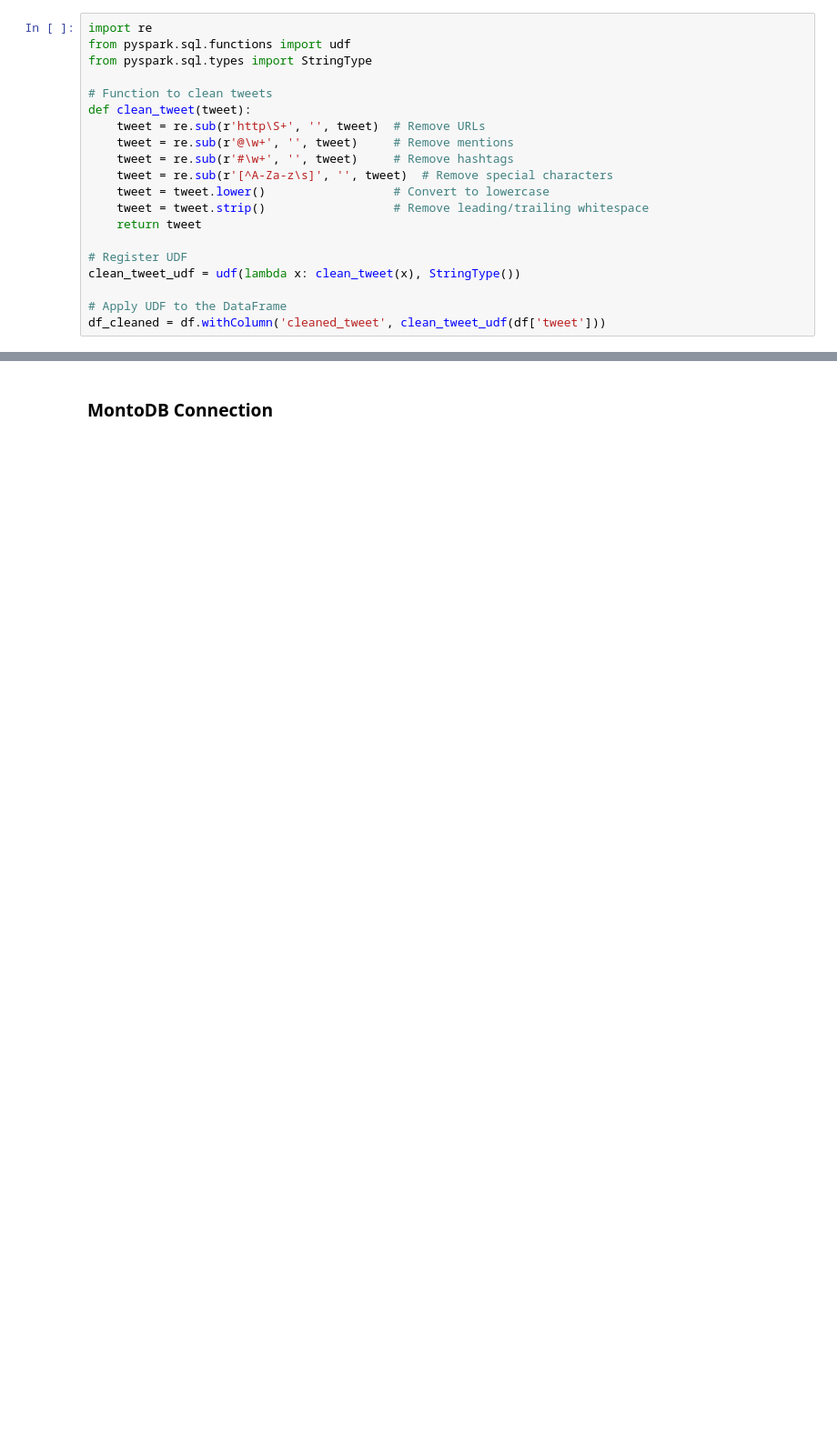
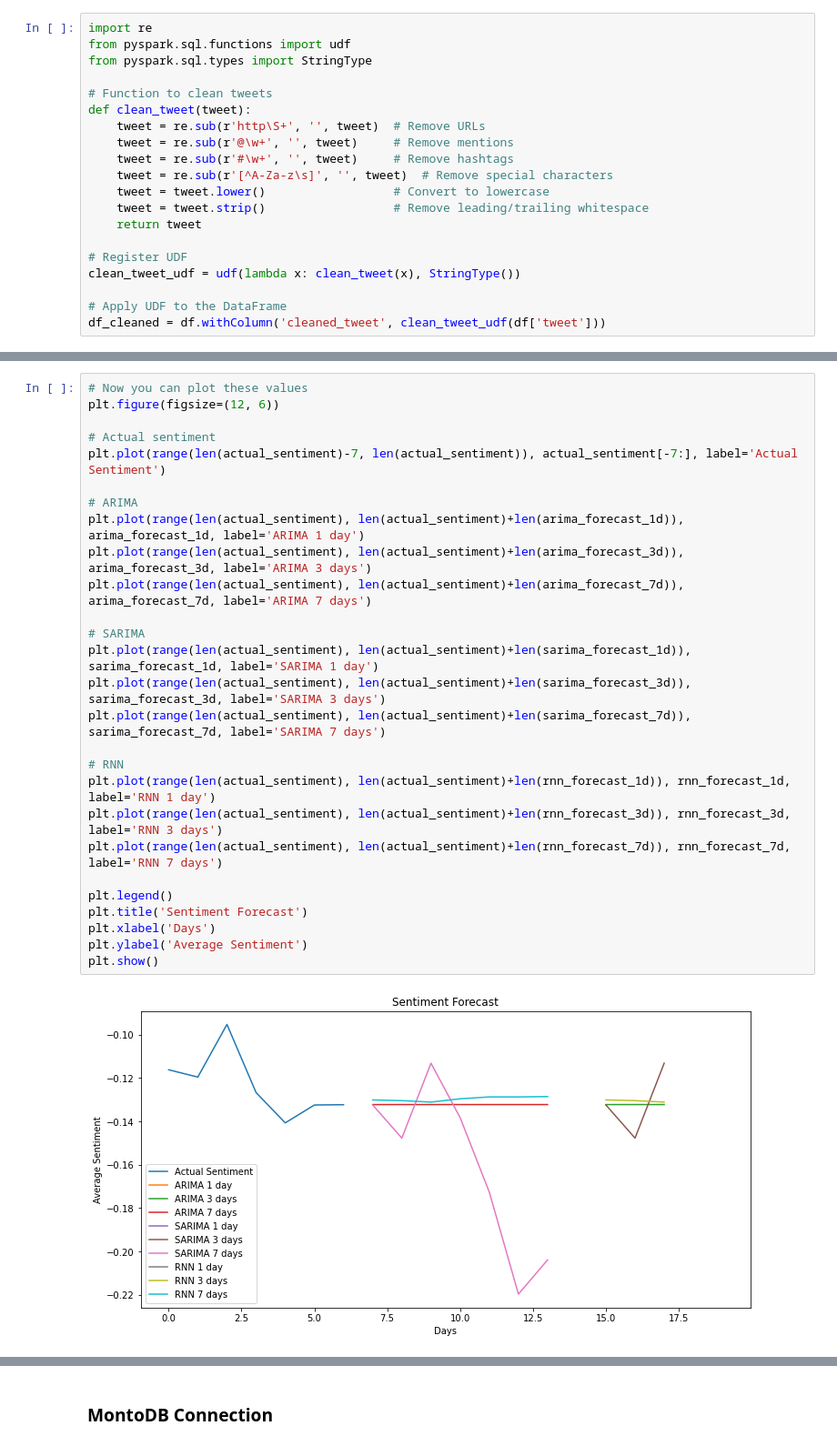
Before and after one commit to CCT2017156/CA2_Sem2, a Jupyter notebook: CA2_Semester2.ipynb, the cells around one changed output, grey strips where cells are left out. Shown at 91% size. Cells and saved outputs as stored; diff of their text form; blank space fills up the shorter version.

```diff
--- a/CA2_Semester2.ipynb
+++ b/CA2_Semester2.ipynb
@@ -581,0 +649,29 @@ display(results_df)
+# %%
+# Now you can plot these values
+plt.figure(figsize=(12, 6))
+
+# Actual sentiment
+plt.plot(range(len(actual_sentiment)-7, len(actual_sentiment)), actual_sentiment[-7:], label='Actual Sentiment')
+
+# ARIMA
+plt.plot(range(len(actual_sentiment), len(actual_sentiment)+len(arima_forecast_1d)), arima_forecast_1d, label='ARIMA 1 day')
+plt.plot(range(len(actual_sentiment), len(actual_sentiment)+len(arima_forecast_3d)), arima_forecast_3d, label='ARIMA 3 days')
+plt.plot(range(len(actual_sentiment), len(actual_sentiment)+len(arima_forecast_7d)), arima_forecast_7d, label='ARIMA 7 days')
+
+# SARIMA
+plt.plot(range(len(actual_sentiment), len(actual_sentiment)+len(sarima_forecast_1d)), sarima_forecast_1d, label='SARIMA 1 day')
+plt.plot(range(len(actual_sentiment), len(actual_sentiment)+len(sarima_forecast_3d)), sarima_forecast_3d, label='SARIMA 3 days')
+plt.plot(range(len(actual_sentiment), len(actual_sentiment)+len(sarima_forecast_7d)), sarima_forecast_7d, label='SARIMA 7 days')
+
+# RNN
+plt.plot(range(len(actual_sentiment), len(actual_sentiment)+len(rnn_forecast_1d)), rnn_forecast_1d, label='RNN 1 day')
+plt.plot(range(len(actual_sentiment), len(actual_sentiment)+len(rnn_forecast_3d)), rnn_forecast_3d, label='RNN 3 days')
+plt.plot(range(len(actual_sentiment), len(actual_sentiment)+len(rnn_forecast_7d)), rnn_forecast_7d, label='RNN 7 days')
+
+plt.legend()
+plt.title('Sentiment Forecast')
+plt.xlabel('Days')
+plt.ylabel('Average Sentiment')
+plt.show()
+# %% [output]
+[figure, added]
```
Also changed, not shown: parts of 52 cells of this notebook.
